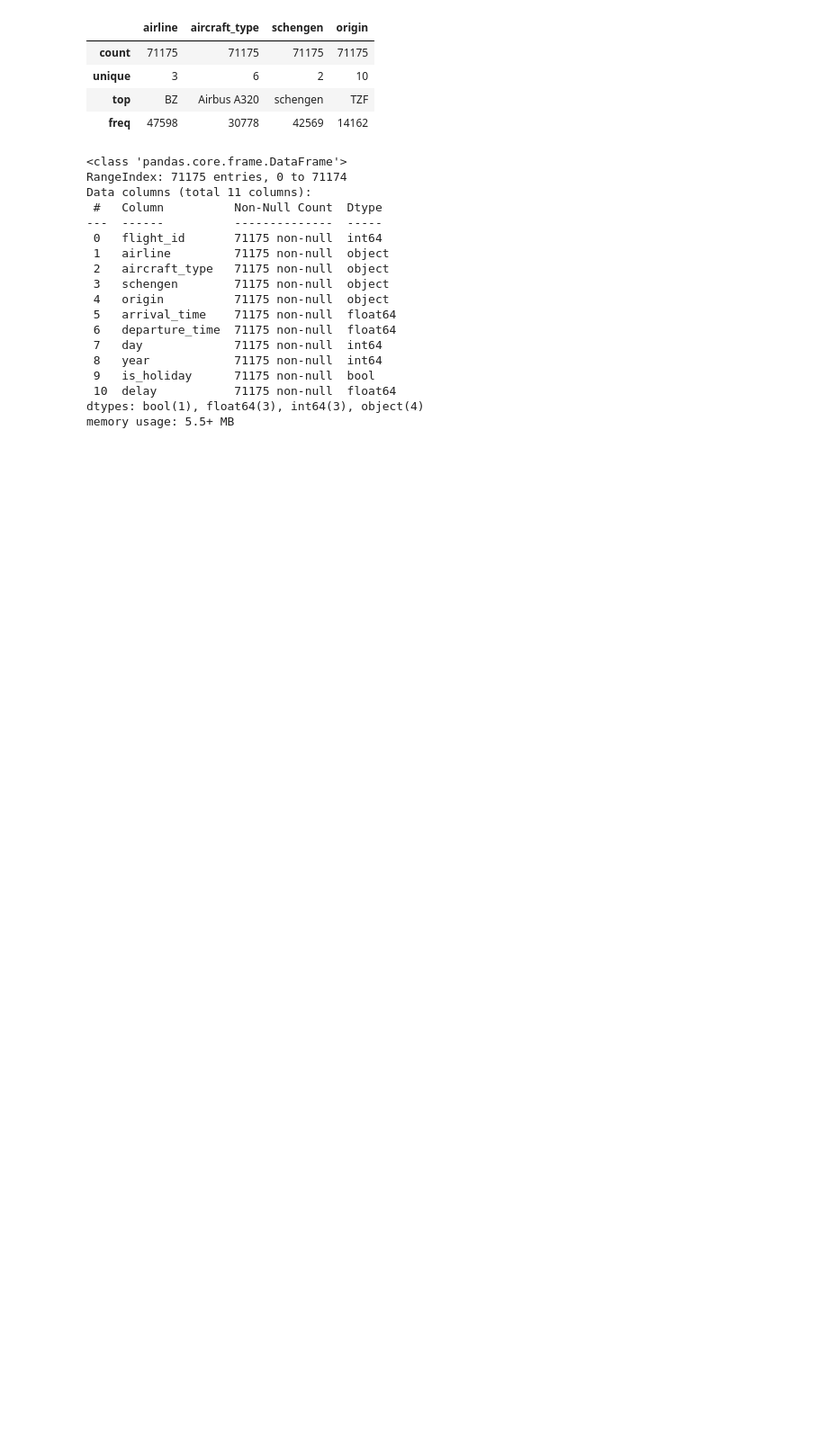
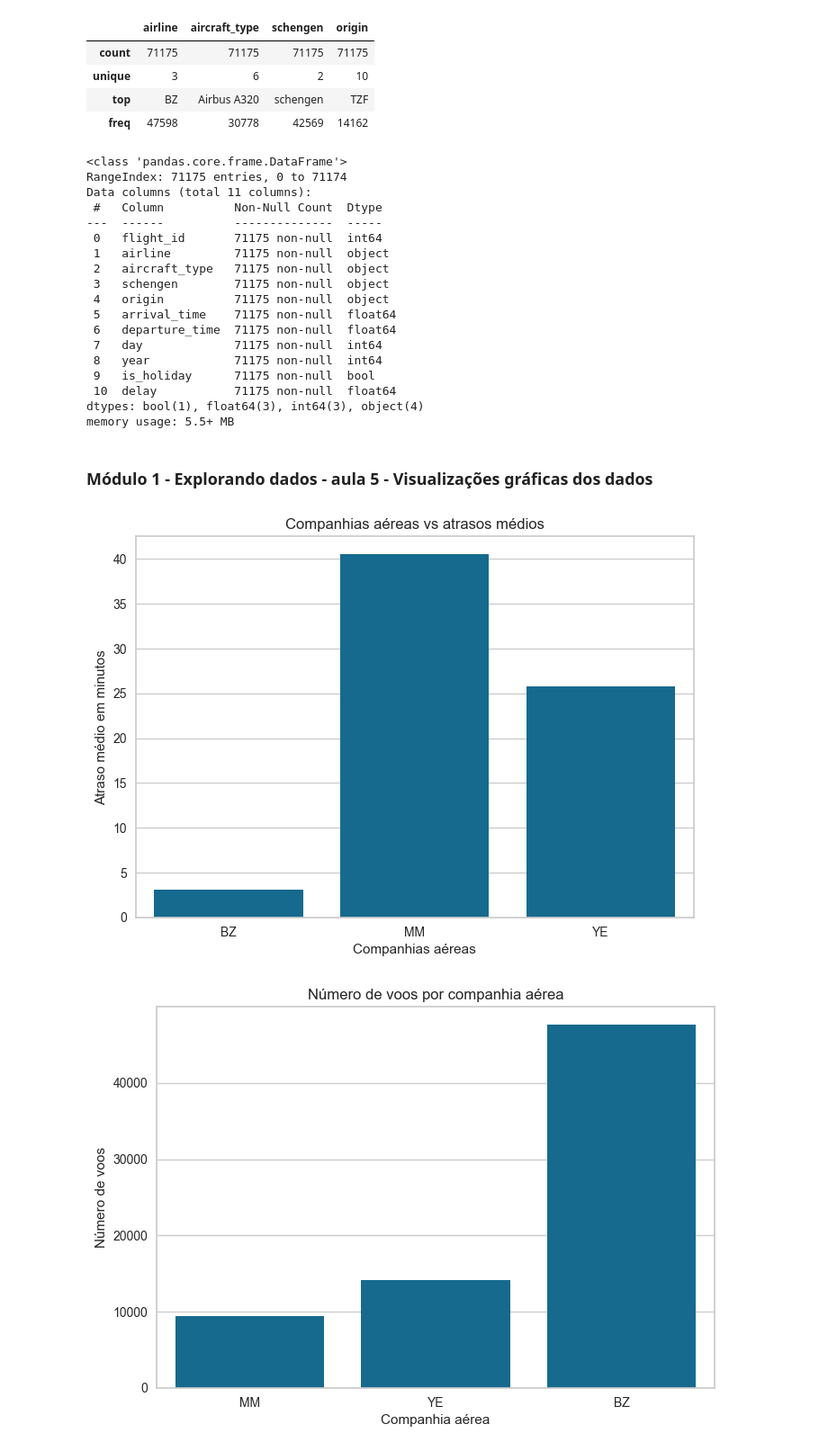
Before and after one commit to JCrpa/curso18_ia_aumentada_prevendo_atrasos_voos, a Jupyter notebook: ia_aumentada_prevendo_atrasos_voos.ipynb, the cells around one changed output. Shown at 90% size. Cells and saved outputs as stored; diff of their text form; code cells hidden in the pictures; blank space fills up the shorter version.

```diff
--- a/ia_aumentada_prevendo_atrasos_voos.ipynb
+++ b/ia_aumentada_prevendo_atrasos_voos.ipynb
@@ -90,3 +94,5 @@ Data columns (total 11 columns):
  10  delay           71175 non-null  float64
 dtypes: bool(1), float64(3), int64(3), object(4)
 memory usage: 5.5+ MB
+# %% [markdown]
+### Módulo 1 - Explorando dados - aula 5 - Visualizações gráficas dos dados
@@ -92,0 +102,17 @@ memory usage: 5.5+ MB
+# %%
+# Criar gráfico para visualizar a distribuição da média dos atrasos por companhia aérea
+average_delay = dados.groupby('airline')['delay'].mean().reset_index()
+sns.barplot(x='airline', y='delay', data=average_delay)
+plt.title('Companhias aéreas vs atrasos médios')
+plt.xlabel('Companhias aéreas')
+plt.ylabel('Atraso médio em minutos')
+plt.show()
+# Criar gráfico de barras para visualizar o número de voos por companhia aérea
+sns.countplot(data=dados, x='airline')
+plt.title('Número de voos por companhia aérea')
+plt.xlabel('Companhia aérea')
+plt.ylabel('Número de voos')
+plt.show()
+# %% [output]
+[figure, added]
+[figure, added]
```
Also changed, not shown: parts of 6 cells of this notebook.
